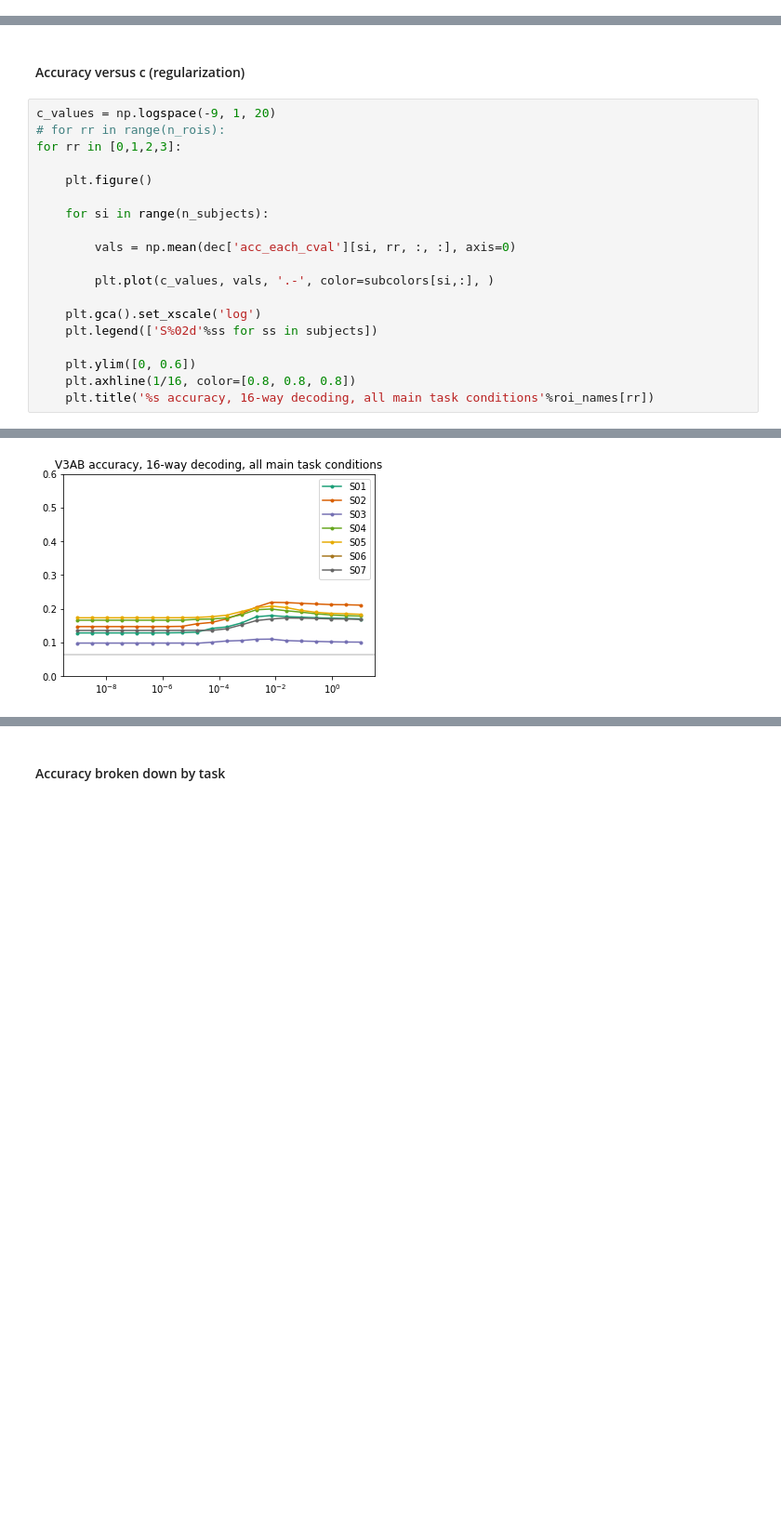
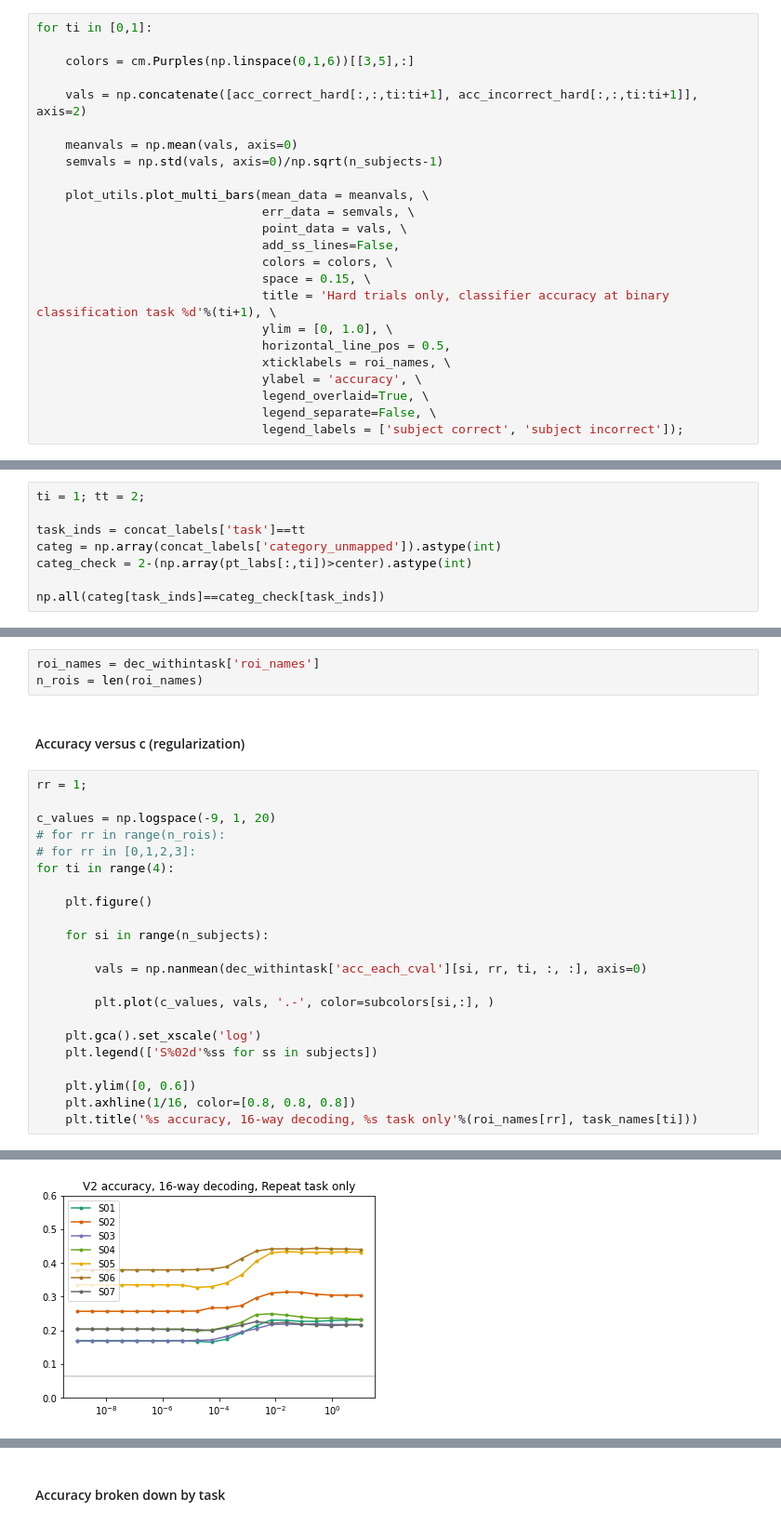
Before and after one commit to mmhenderson/shapeDim, a Jupyter notebook: Analysis/decoding/multiclass_decoding.ipynb, the cells around one changed output, grey strips where cells are left out. Shown at 93% size. Saved outputs shown, nothing was run; the diff lists cells and outputs as text; blank space fills up the shorter version.

```diff
--- a/Analysis/decoding/multiclass_decoding.ipynb
+++ b/Analysis/decoding/multiclass_decoding.ipynb
@@ -77,0 +101,24 @@ dict_keys(['acc_bytask', 'dprime_bytask', 'acc_each_point_bytask', 'dprime_each_
+# %%
+for ti in [0,1]:
+
+    colors = cm.Purples(np.linspace(0,1,6))[[3,5],:]
+
+    vals = np.concatenate([acc_correct_hard[:,:,ti:ti+1], acc_incorrect_hard[:,:,ti:ti+1]], axis=2)
+
+    meanvals = np.mean(vals, axis=0)
+    semvals = np.std(vals, axis=0)/np.sqrt(n_subjects-1)
+
+    plot_utils.plot_multi_bars(mean_data = meanvals, \
+                               err_data = semvals, \
+                               point_data = vals, \
+                               add_ss_lines=False,
+                               colors = colors, \
+                               space = 0.15, \
+                               title = 'Hard trials only, classifier accuracy at binary classification task %d'%(ti+1), \
+                               ylim = [0, 1.0], \
+                               horizontal_line_pos = 0.5,
+                               xticklabels = roi_names, \
+                               ylabel = 'accuracy', \
+                               legend_overlaid=True, \
+                               legend_separate=False, \
+                               legend_labels = ['subject correct', 'subject incorrect']);
@@ -77,0 +190,8 @@ dict_keys(['acc_bytask', 'dprime_bytask', 'acc_each_point_bytask', 'dprime_each_
+# %%
+ti = 1; tt = 2;
+
+task_inds = concat_labels['task']==tt
+categ = np.array(concat_labels['category_unmapped']).astype(int)
+categ_check = 2-(np.array(pt_labs[:,ti])>center).astype(int)
+
+np.all(categ[task_inds]==categ_check[task_inds])
@@ -78,15 +310,21 @@ dict_keys(['acc_bytask', 'dprime_bytask', 'acc_each_point_bytask', 'dprime_each_
+# %%
+roi_names = dec_withintask['roi_names']
+n_rois = len(roi_names)
 # %% [markdown]
 #### Accuracy versus c (regularization)
 # %%
+rr = 1;
+
 c_values = np.logspace(-9, 1, 20)
 # for rr in range(n_rois):
-for rr in [0,1,2,3]:
+# for rr in [0,1,2,3]:
+for ti in range(4):
 
     plt.figure()
 
     for si in range(n_subjects):
 
-        vals = np.mean(dec['acc_each_cval'][si, rr, :, :], axis=0)
+        vals = np.nanmean(dec_withintask['acc_each_cval'][si, rr, ti, :, :], axis=0)
 
         plt.plot(c_values, vals, '.-', color=subcolors[si,:], )
 
@@ -95,5 +333,5 @@ for rr in [0,1,2,3]:
 
     plt.ylim([0, 0.6])
     plt.axhline(1/16, color=[0.8, 0.8, 0.8])
-    plt.title('%s accuracy, 16-way decoding, all main task conditions'%roi_names[rr])
+    plt.title('%s accuracy, 16-way decoding, %s task only'%(roi_names[rr], task_names[ti]))
 # %% [output]
@@ -103 +341 @@ for rr in [0,1,2,3]:
-[figure, old version]
+[figure, new version]
```
Also changed, not shown: parts of 64 cells of this notebook, 18 other files.
